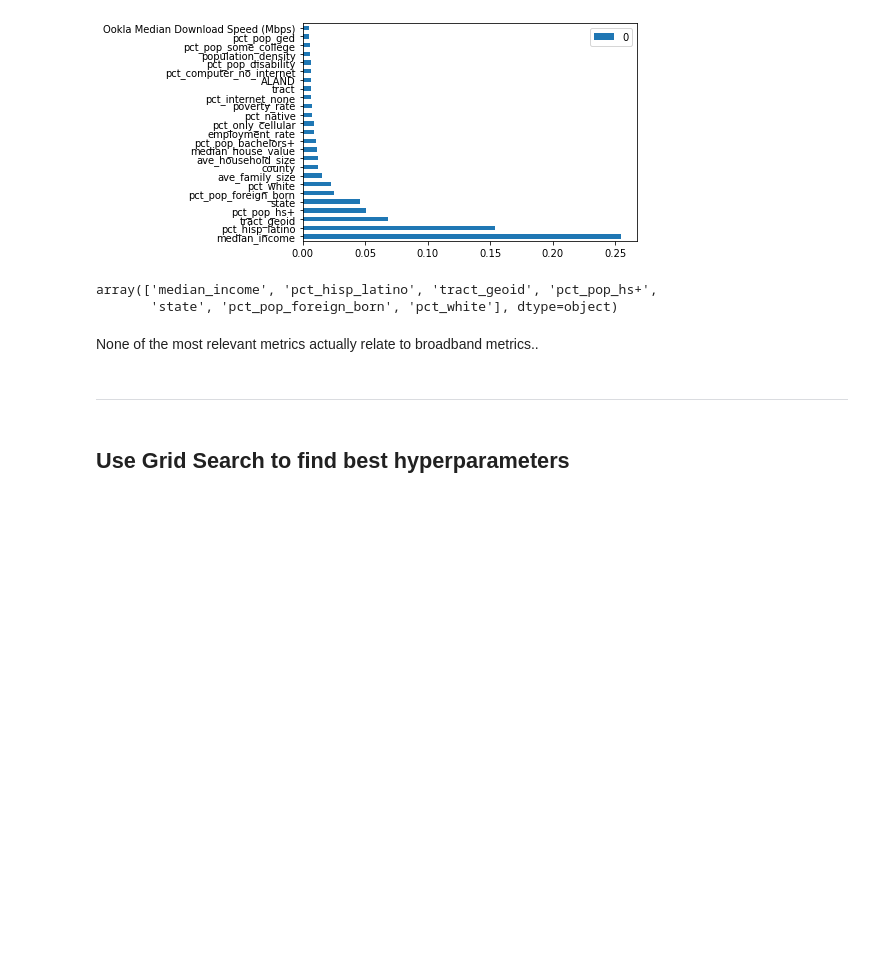
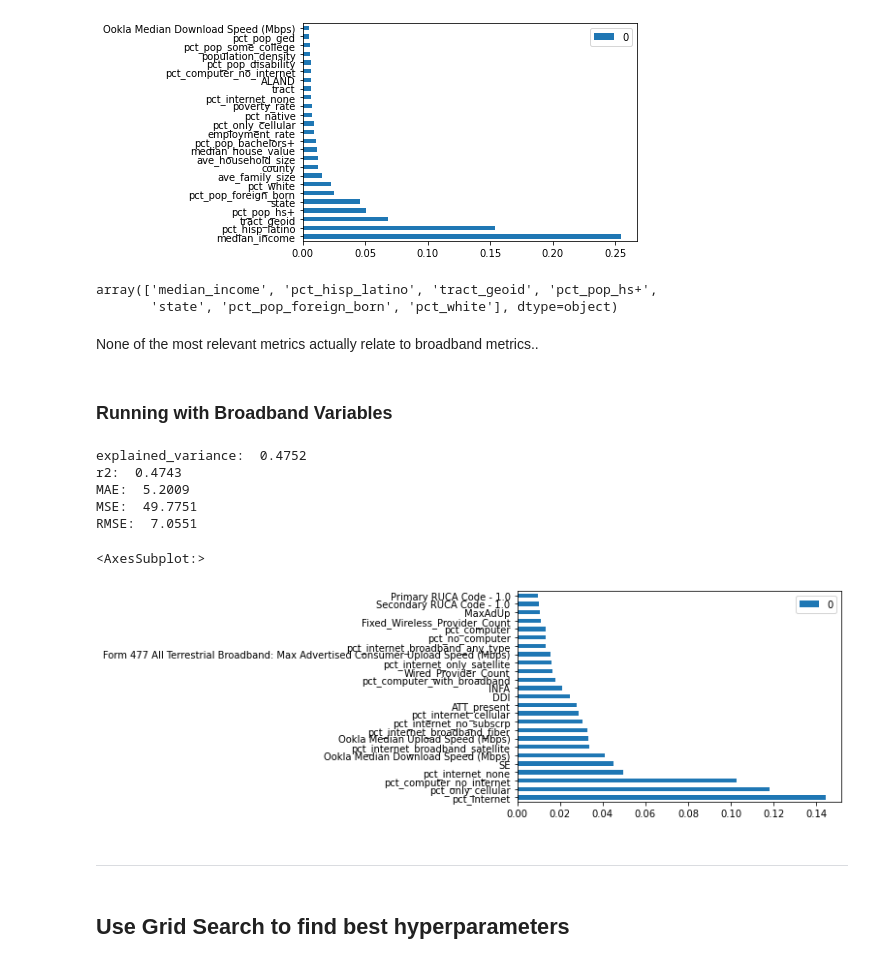
Before and after one commit to jcweaver/broadband-capstone, a Jupyter notebook: notebooks/SE_RandomForest_HealthInsurance.ipynb, the cells around one changed output. Drawn from its saved outputs; the diff is of its cells as text; code cells hidden in the pictures; blank space fills up the shorter version.

Commit message:
ran models with only broadband variables

```diff
--- a/notebooks/SE_RandomForest_HealthInsurance.ipynb
+++ b/notebooks/SE_RandomForest_HealthInsurance.ipynb
@@ -9,8 +9,8 @@ import sklearn.metrics as metrics
 from pprint import pprint
 from sklearn.model_selection import RandomizedSearchCV
 # %%
-training_data = pd.read_csv('/home/ec2-user/capstone/broadband-capstone/data/broadband_training_bin_1.csv')
-test_data = pd.read_csv('/home/ec2-user/capstone/broadband-capstone/data/broadband_test_bin_1.csv')
+training_data = pd.read_csv('/home/ec2-user/capstone/broadband-capstone/data/broadband_training_bin_2.csv')
+test_data = pd.read_csv('/home/ec2-user/capstone/broadband-capstone/data/broadband_test_bin_2.csv')
 # %%
 all_vars = list(training_data.columns.values[(training_data.dtypes=='float64') | (training_data.dtypes=='int')])
 remove_vars = ['pct_health_ins_children','pct_health_ins_19_64','pct_health_ins_65+']
@@ -87,3 +190,20 @@ key_vars = ['median_income',
             'pct_white']
 # %% [markdown]
 None of the most relevant metrics actually relate to broadband metrics..
+# %% [markdown]
+### Running with Broadband Variables
+# %%
+feature_importance_broadband_vars = RF_model(training_data,
+                                             test_data,
+                                             broadband_vars)
+# %% [output]
+explained_variance:  0.4752
+r2:  0.4743
+MAE:  5.2009
+MSE:  49.7751
+RMSE:  7.0551
+# %%
+feature_importance_broadband_vars.head(25).plot.barh()
+# %% [output]
+<AxesSubplot:>
+[figure, added]
```
Also changed, not shown: parts of 14 cells of this notebook, 4 other files.
